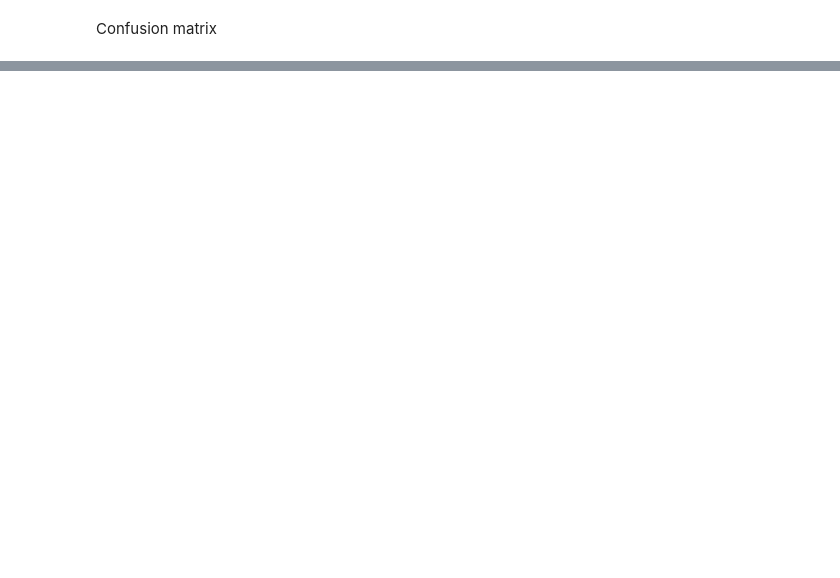
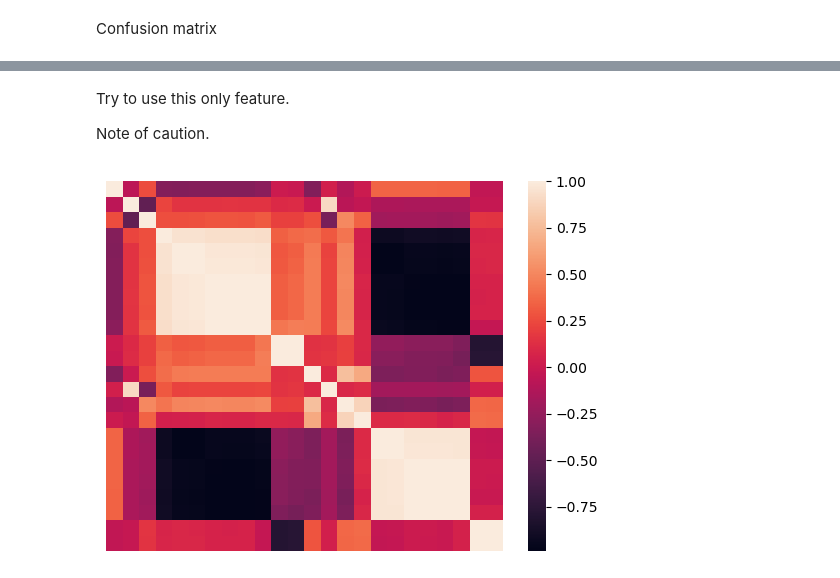
Before and after one commit to vcerchez/optimal-hydraulic, a Jupyter notebook: model.ipynb, the cells around one changed output, grey strips where cells are left out. Cells and saved outputs as stored; diff of their text form; code cells hidden in the pictures; blank space fills up the shorter version.

```diff
--- a/model.ipynb
+++ b/model.ipynb
@@ -251,0 +143,14 @@ plt.show()
+# %%
+def reduce_time_resolution(df, stride):
+    if stride == 1:
+        return df
+
+    df_reduced = []
+    for i in range(0, df.shape[1], stride):
+        avg_cols = df.iloc[:, i:i+stride].mean(axis=1)
+        avg_cols.name = df.iloc[:, i].name
+        df_reduced.append(avg_cols)
+
+    df_reduced = pd.concat(df_reduced, axis=1)
+
+    return df_reduced
@@ -251,0 +159,5 @@ plt.show()
+# %%
+FS1_reduced = reduce_time_resolution(FS1, stride=50)
+PS2_reduced = reduce_time_resolution(PS2, stride=500)
+
+FS1_reduced.shape, PS2_reduced.shape
@@ -251,0 +209,3 @@ plt.show()
+# %%
+X = merge_features(FS1_reduced, PS2_reduced)
+X.shape
@@ -251,0 +214,2 @@ plt.show()
+# %%
+X_train, y_train, X_test, y_test = train_test_split(X, y)
@@ -251,0 +287,9 @@ plt.show()
+# %% [markdown]
+Try to use this only feature.
+
+Note of caution.
+# %%
+corrs = X_train.corr('pearson')
+sns.heatmap(corrs, annot=False, xticklabels=False, yticklabels=False);
+# %% [output]
+[figure, added]
```
Also changed, not shown: parts of 103 cells of this notebook.
